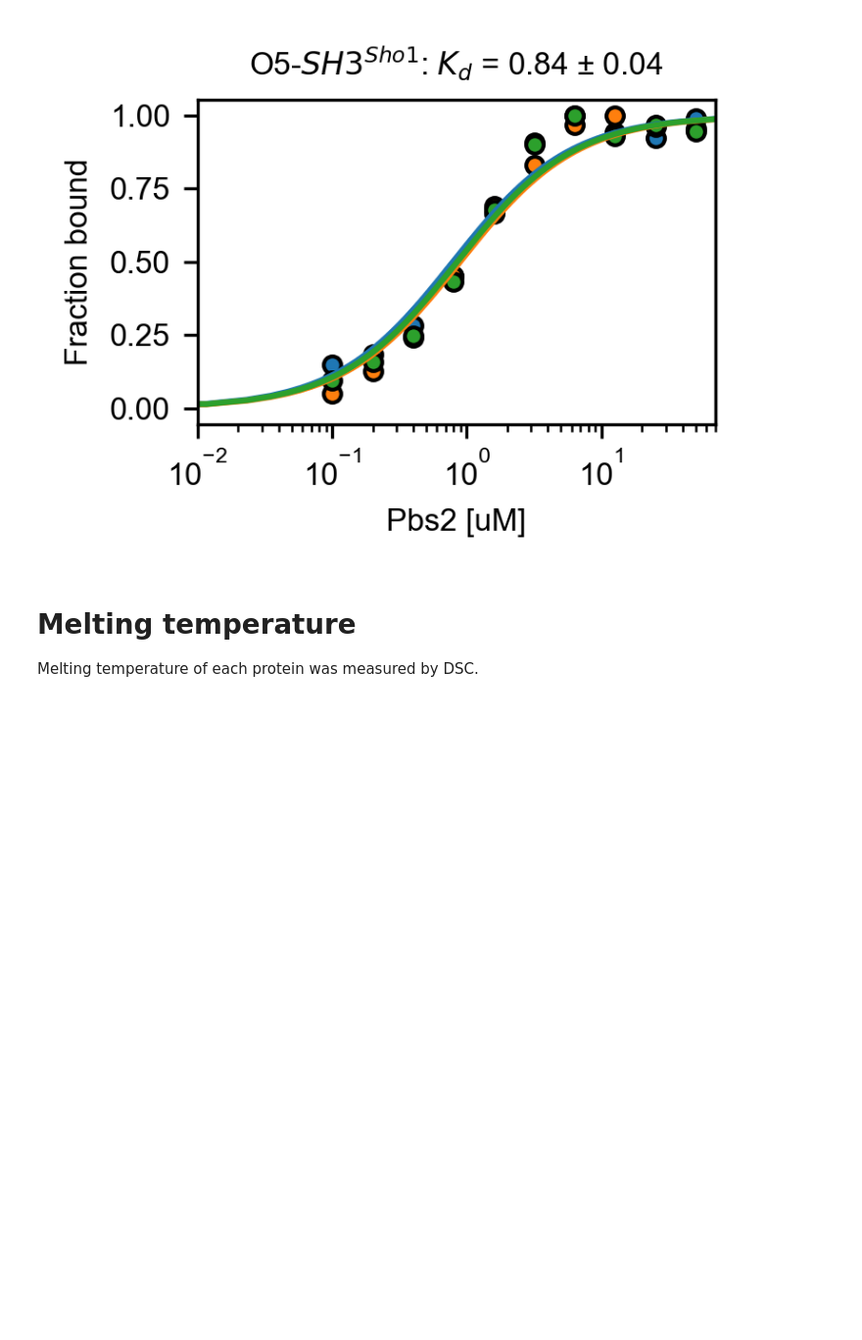
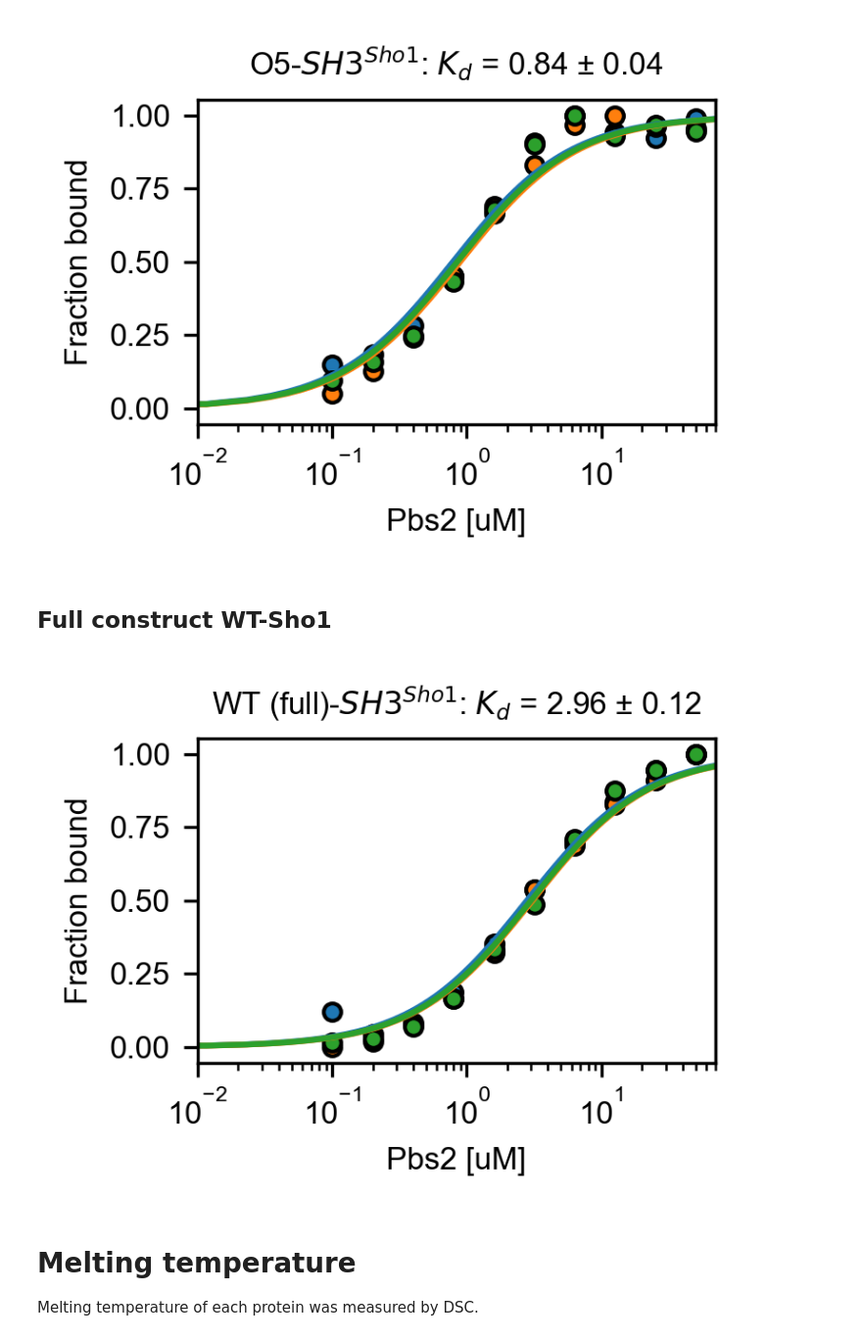
Before and after one commit to chemgeeklian/SH3_orthology_paper_analysis, a Jupyter notebook: binding_assay_and_Tm.ipynb, the cells around one changed output. Shown: that part at 98% size. Drawn from its saved outputs; the diff is of its cells as text; code cells hidden in the pictures; blank space fills up the shorter version.

```diff
--- a/binding_assay_and_Tm.ipynb
+++ b/binding_assay_and_Tm.ipynb
@@ -152,6 +152,22 @@ plot_curve(o51_func,o52_func,o53_func, 'O5')
 #plt.savefig('AssayFig/o5.pdf')
 # %% [output]
 [figure]
+# %% [markdown]
+## Full construct WT-Sho1
+# %%
+wt1fl = [422, 465, 437, 451, 489, 548, 614, 673, 722, 761, 780]
+wt2fl = [459, 453, 460, 481, 513, 570, 649, 704, 755, 786, 818]
+wt3fl = [445, 450, 454, 468, 501, 558, 611, 686, 743, 767, 785]
+# %%
+wt1_func = binding_func(signal=wt1fl)
+wt2_func = binding_func(signal=wt2fl)
+wt3_func = binding_func(signal=wt3fl)
+meanwt_kd = round((wt1_func.kd+wt2_func.kd+wt3_func.kd)/3,2)
+stdwt_kd = round(np.std([wt1_func.kd,wt2_func.kd,wt3_func.kd]),2)
+# %%
+plot_curve(wt1_func,wt2_func,wt3_func, 'WT (full)')
+# %% [output]
+[figure, added]
 # %% [markdown]
 # Melting temperature
 
```
Also changed, not shown: parts of 4 cells of this notebook, 3 other files.
